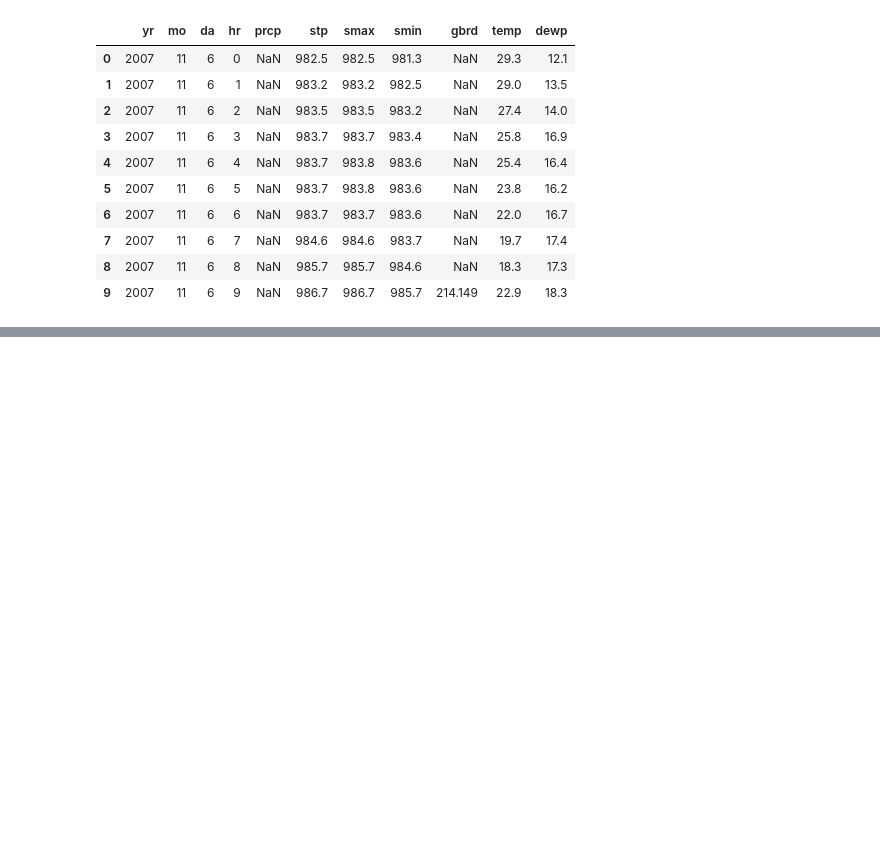
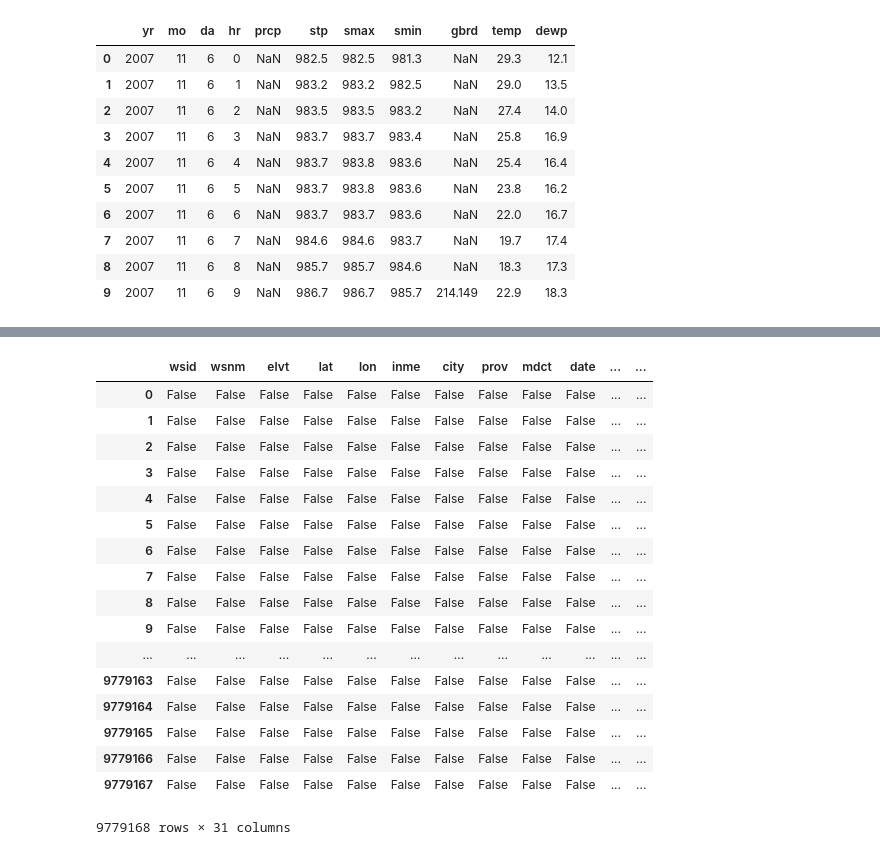
Before and after one commit to sanjayr1/Data_Tools_Brazil_Weather, a Jupyter notebook: Data_exploration.ipynb, the cells around one changed output, grey strips where cells are left out. Saved outputs shown, nothing was run; the diff lists cells and outputs as text; code cells hidden in the pictures; blank space fills up the shorter version.

```diff
--- a/Data_exploration.ipynb
+++ b/Data_exploration.ipynb
@@ -131,0 +174,21 @@ df[['yr', 'mo', 'da', 'hr', 'prcp', 'stp', 'smax', 'smin', 'gbrd', 'temp', 'dewp
+# %%
+df.isna()
+# %% [output]
+|  | wsid | wsnm | elvt | lat | lon | inme | city | prov | mdct | date | ... | ... |
+| 0 | False | False | False | False | False | False | False | False | False | False | ... | ... |
+| 1 | False | False | False | False | False | False | False | False | False | False | ... | ... |
+| 2 | False | False | False | False | False | False | False | False | False | False | ... | ... |
+| 3 | False | False | False | False | False | False | False | False | False | False | ... | ... |
+| 4 | False | False | False | False | False | False | False | False | False | False | ... | ... |
+| 5 | False | False | False | False | False | False | False | False | False | False | ... | ... |
+| 6 | False | False | False | False | False | False | False | False | False | False | ... | ... |
+| 7 | False | False | False | False | False | False | False | False | False | False | ... | ... |
+| 8 | False | False | False | False | False | False | False | False | False | False | ... | ... |
+| 9 | False | False | False | False | False | False | False | False | False | False | ... | ... |
+| ... | ... | ... | ... | ... | ... | ... | ... | ... | ... | ... | ... | ... |
+| 9779163 | False | False | False | False | False | False | False | False | False | False | ... | ... |
+| 9779164 | False | False | False | False | False | False | False | False | False | False | ... | ... |
+| 9779165 | False | False | False | False | False | False | False | False | False | False | ... | ... |
+| 9779166 | False | False | False | False | False | False | False | False | False | False | ... | ... |
+| 9779167 | False | False | False | False | False | False | False | False | False | False | ... | ... |
+9779168 rows × 31 columns
```
Also changed, not shown: parts of 50 cells of this notebook.
